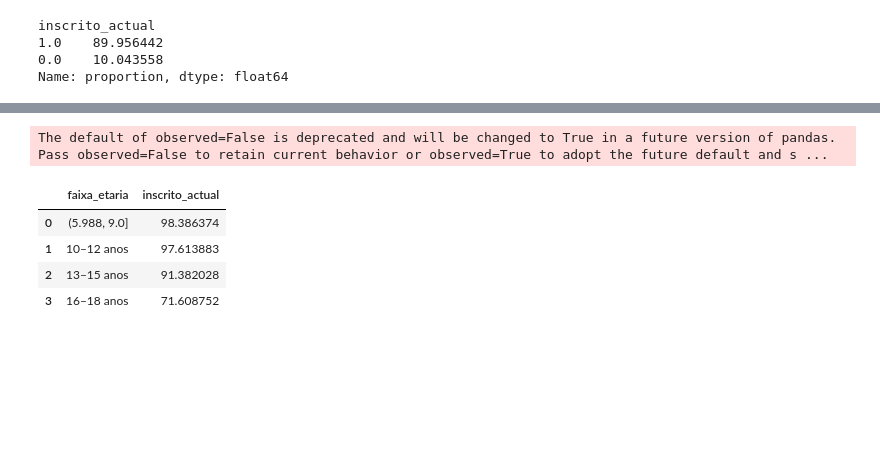
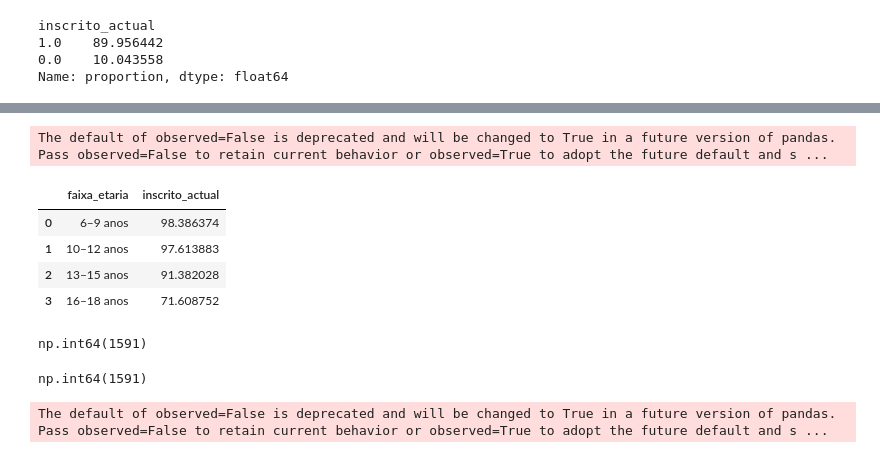
Before and after one commit to Artur-Mac/deep_analysis_of_school_dropout_in_mexico, a Jupyter notebook: notebooks/AED.ipynb, the cells around one changed output, grey strips where cells are left out. Drawn from its saved outputs; the diff is of its cells as text; code cells hidden in the pictures; blank space fills up the shorter version.

Commit message:
new charts

```diff
--- a/notebooks/AED.ipynb
+++ b/notebooks/AED.ipynb
@@ -341,40 +383,95 @@ for i in df.columns:
 # %%
 import plotly.express as px
 
-mapa_labels = {
-    "(5.98, 9.0]": "6–9 anos",
+novasFaixasEtarias = {
+    "(5.988, 9.0]": "6–9 anos",
     "(9.0, 12.0]": "10–12 anos",
     "(12.0, 15.0]": "13–15 anos",
     "(15.0, 18.0]": "16–18 anos"
 }
 
 
 df['faixa_etaria'] = pd.cut(df['EDAD'], 4 )
 
 
 idade = df[['faixa_etaria','inscrito_actual']].groupby('faixa_etaria').mean().reset_index()
 idade['inscrito_actual'] *= 100
 idade['faixa_etaria'] = idade['faixa_etaria'].astype(str)
 
-idade['faixa_etaria'] = idade['faixa_etaria'].replace(mapa_labels)
+idade['faixa_etaria'] = idade['faixa_etaria'].replace(novasFaixasEtarias)
 display(idade)
 
 fig = px.bar(idade, x='faixa_etaria',
              y='inscrito_actual',
              color='inscrito_actual',
              color_continuous_scale='Reds_r',
 
              title = "Taxa de evasão escolar em cada idade")
 
 
 
-
 fig.update_coloraxes(colorbar_title='% Inscritos')
 fig.show()
 # %% [output]
 The default of observed=False is deprecated and will be changed to True in a future version of pandas. Pass observed=False to retain current behavior or observed=True to adopt the future default and s ...
 |  | faixa_etaria | inscrito_actual |
-| 0 | (5.988, 9.0] | 98.386374 |
+| 0 | 6–9 anos | 98.386374 |
 | 1 | 10–12 anos | 97.613883 |
 | 2 | 13–15 anos | 91.382028 |
 | 3 | 16–18 anos | 71.608752 |
+# %%
+#sanity check
+display(df['nins_causa'].notna().sum())
+display((df['inscrito_actual'] == 0).sum())
+# %% [output]
+np.int64(1591)
+np.int64(1591)
+# %%
+causes_nins_short_dict = {
+    1: "Financial reasons",
+    2: "Work obligations",
+    3: "Lack of interest",
+    4: "Completed education",
+    5: "Poor academic performance",
+    6: "School access issues",
+    7: "Disability",
+    8: "COVID-19 pandemic",
+    9: "COVID-19 illness",
+    10: "Health problems (non-COVID)",
+    11: "Marriage/Pregnancy",
+    12: "Household/Care duties",
+    13: "Family opposition",
+    14: "Personal conflicts",
+    15: "Other",
+    16: "Considered too young"
+}
+
+principaisCausas = df[['faixa_etaria', 'nins_causa']].groupby(['faixa_etaria', 'nins_causa']).size().reset_index(name='qtd_tot')
+
+principaisCausas['nins_causa'] = principaisCausas['nins_causa'].replace(causes_nins_short_dict)
+
+principaisCausas['faixa_etaria'] = principaisCausas['faixa_etaria'].astype(str)
+principaisCausas['faixa_etaria'] = principaisCausas['faixa_etaria'].replace(novasFaixasEtarias)
+
+principaisCausas['total_relativo'] = principaisCausas.groupby('faixa_etaria')['qtd_tot'].transform('sum')
+principaisCausas['percentual'] = (principaisCausas['qtd_tot'] / principaisCausas['total_relativo']) * 100
+
+fig = px.sunburst(
+    principaisCausas,
+    path=['faixa_etaria', 'nins_causa'],
+    values='qtd_tot',
+    title='Reasons for Not Attending School by Age Group'
+)
+
+
+fig.update_layout(
+    width=1000,
+    height=800,
+    margin=dict(l=100, r=100, t=100, b=100),
+
+)
+fig.write_html("sunburst_chart_corrected.html")
+
+fig
+# %% [output]
+The default of observed=False is deprecated and will be changed to True in a future version of pandas. Pass observed=False to retain current behavior or observed=True to adopt the future default and s ...
```
Also changed, not shown: parts of 7 cells of this notebook, 3 other files.
